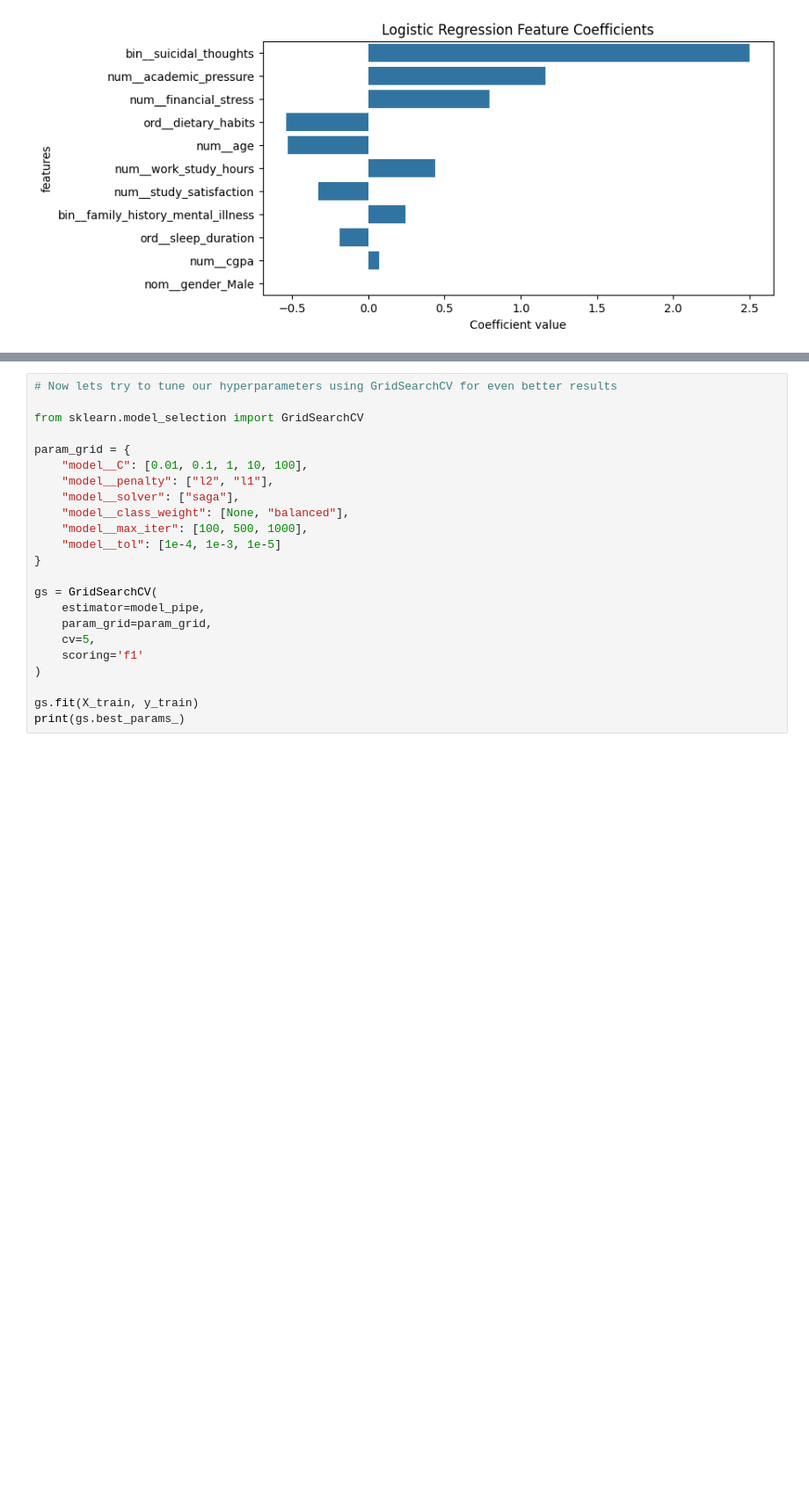
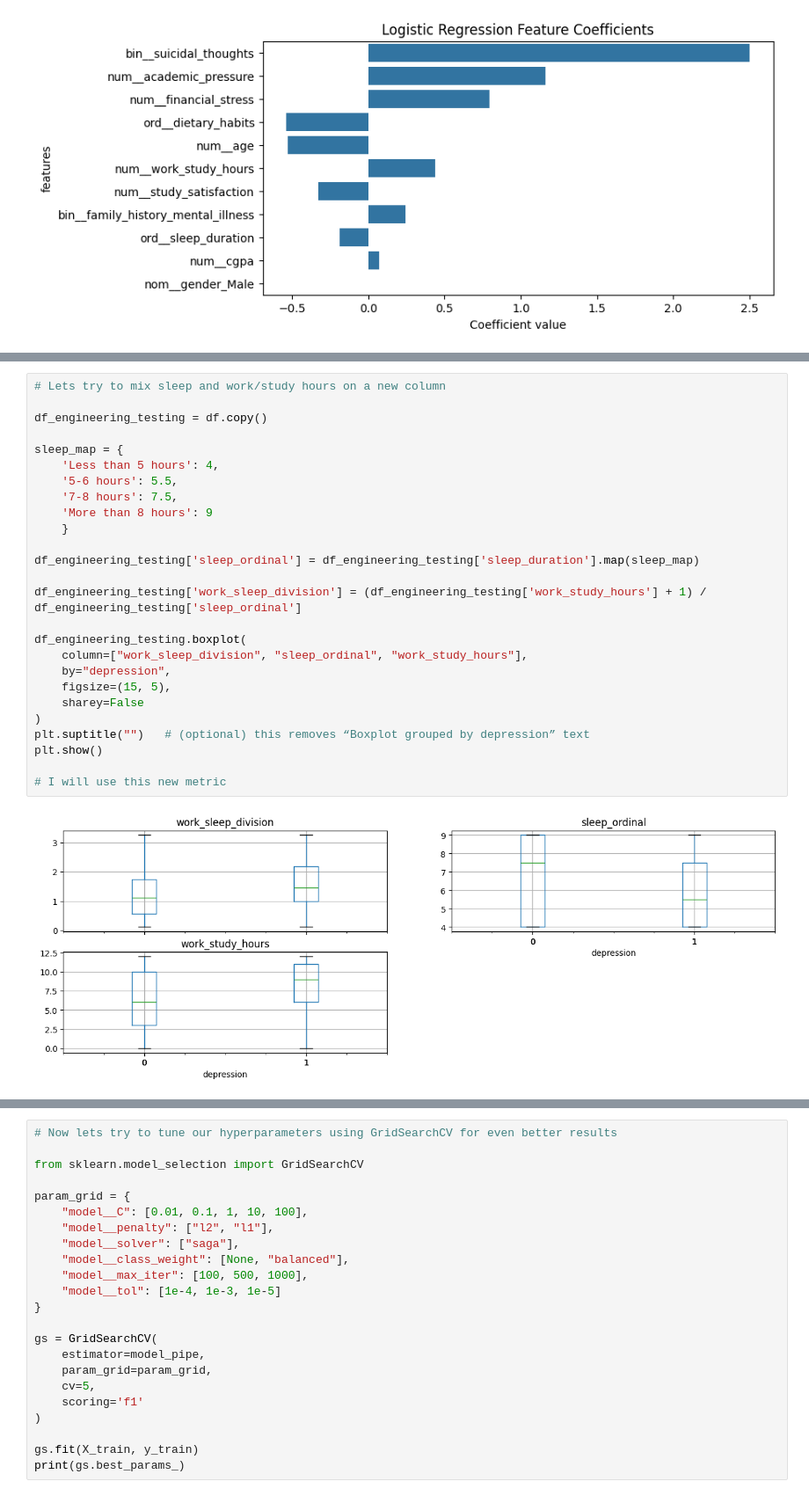
Before and after one commit to puck-arthur/data-learning, a Jupyter notebook: notebooks/week4_feature_engineering.ipynb, the cells around one changed output, grey strips where cells are left out. Shown at 88% size. Drawn from its saved outputs; the diff is of its cells as text; blank space fills up the shorter version.

```diff
--- a/notebooks/week4_feature_engineering.ipynb
+++ b/notebooks/week4_feature_engineering.ipynb
@@ -681,0 +380,28 @@ plt.show()
+# %%
+# Lets try to mix sleep and work/study hours on a new column
+
+df_engineering_testing = df.copy()
+
+sleep_map = {
+    'Less than 5 hours': 4,
+    '5-6 hours': 5.5,
+    '7-8 hours': 7.5,
+    'More than 8 hours': 9
+    }
+
+df_engineering_testing['sleep_ordinal'] = df_engineering_testing['sleep_duration'].map(sleep_map)
+
+df_engineering_testing['work_sleep_division'] = (df_engineering_testing['work_study_hours'] + 1) / df_engineering_testing['sleep_ordinal']
+
+df_engineering_testing.boxplot(
+    column=["work_sleep_division", "sleep_ordinal", "work_study_hours"],
+    by="depression",
+    figsize=(15, 5),
+    sharey=False
+)
+plt.suptitle("")   # (optional) this removes “Boxplot grouped by depression” text
+plt.show()
+
+# I will use this new metric
+# %% [output]
+[figure, added]
```
Also changed, not shown: parts of 28 cells of this notebook.
